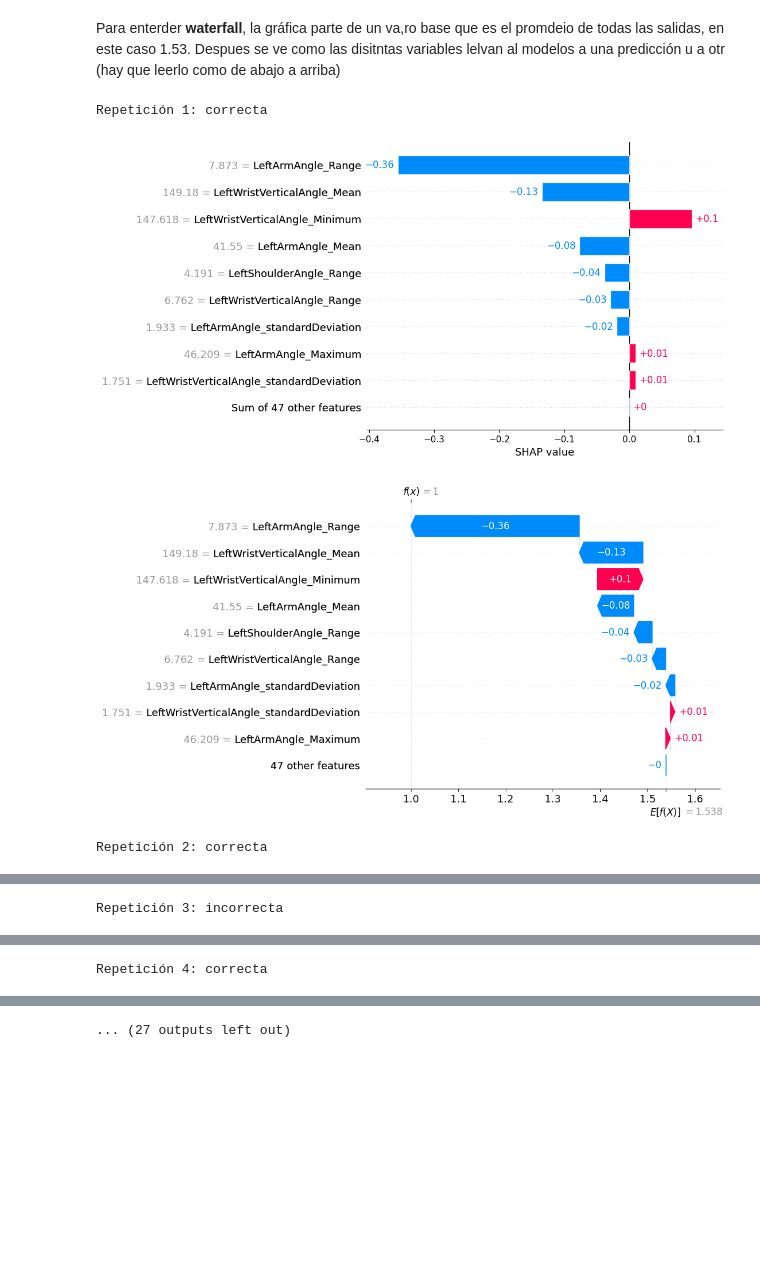
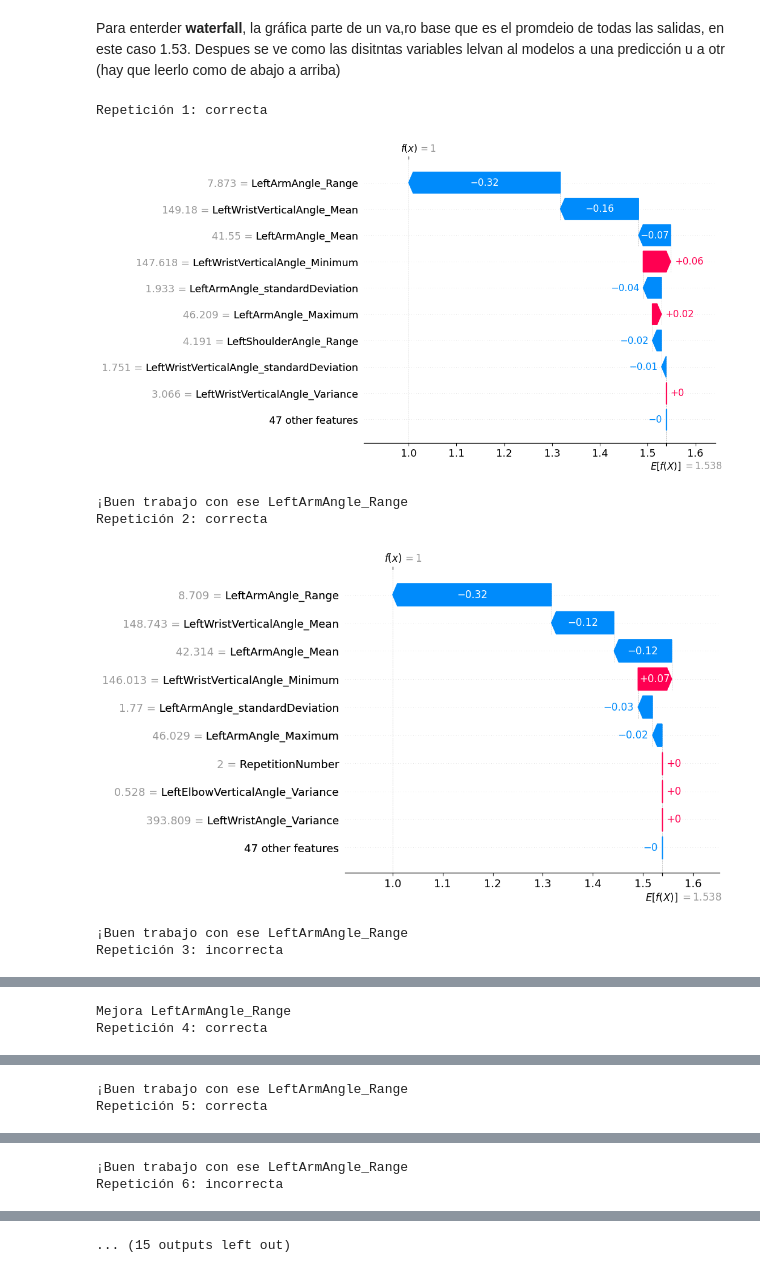
Before and after one commit to nmartinser/Telerehabilitation_Interpretability, a Jupyter notebook: Notebooks/explicacion_local.ipynb, the cells around one changed output, grey strips where cells are left out. Cells and saved outputs as stored; diff of their text form; code cells hidden in the pictures; blank space fills up the shorter version.

```diff
--- a/Notebooks/explicacion_local.ipynb
+++ b/Notebooks/explicacion_local.ipynb
@@ -59,27 +59,38 @@ Para enterder **waterfall**, la gráfica parte de un va,ro base que es el promde
 # %%
 # SHAP
 explainer = shap.Explainer(best_pipeline.predict, df_stats)
 shap_values = explainer(df_stats)
 
 correct_labels = best_pipeline.predict(df_stats)
 
 for i, correct_label in enumerate(correct_labels):
     correct_name = correct_mapping.get(correct_label, 'Error en la predición')
     repetition_number = df_stats['RepetitionNumber'].iloc[i]
 
     if correct_label in [1, 2]:
         print(f'Repetición {repetition_number}: {correct_name}')
 
         # Get SHAP values for this prediction
         shap_values_for_prediction = shap_values[i]
+        feature_importance = np.abs(shap_values.values).mean(axis=0)
+        importance_df = pd.DataFrame({'feature': expected_columns, 'importance': feature_importance})
+        importance_df = importance_df.sort_values('importance', ascending=False)
+
         #shap.plots.bar(shap_values_for_prediction) # para entender las características mas importantes
         # the waterfall_plot shows how we get from explainer.expected_value to model.predict(X)[sample_ind]
         shap.plots.waterfall(shap_values_for_prediction)
+        if correct_label == 1:
+            print('¡Buen trabajo con ese ' + importance_df.iloc[0]['feature'])
+        else:
+            print('Mejora ' + importance_df.iloc[0]['feature'])
 
     else:
         print("Error en la predición")
 # %% [output]
 Repetición 1: correcta
-[figure, old version]
+[figure, new version]
+¡Buen trabajo con ese LeftArmAngle_Range
+Repetición 2: correcta
-[figure, old version]
+[figure, new version]
-Repetición 2: correcta
+¡Buen trabajo con ese LeftArmAngle_Range
+Repetición 3: incorrecta
@@ -86,0 +98,2 @@ Repetición 2: correcta
+Mejora LeftArmAngle_Range
+Repetición 4: correcta
@@ -88 +101,2 @@ Repetición 2: correcta
-Repetición 3: incorrecta
+¡Buen trabajo con ese LeftArmAngle_Range
+Repetición 5: correcta
@@ -89,0 +104,2 @@ Repetición 3: incorrecta
+¡Buen trabajo con ese LeftArmAngle_Range
+Repetición 6: incorrecta
@@ -91 +106,0 @@ Repetición 3: incorrecta
-Repetición 4: correcta
@@ -94,4 +107,4 @@ Repetición 4: correcta
-... (27 outputs left out)
+... (15 outputs left out)
 # %%
 # the beeswarm plot displays SHAP values for each feature across all examples,
 # with colors indicating how the SHAP values correlate with feature values
```
Also changed, not shown: parts of 2 cells of this notebook.
